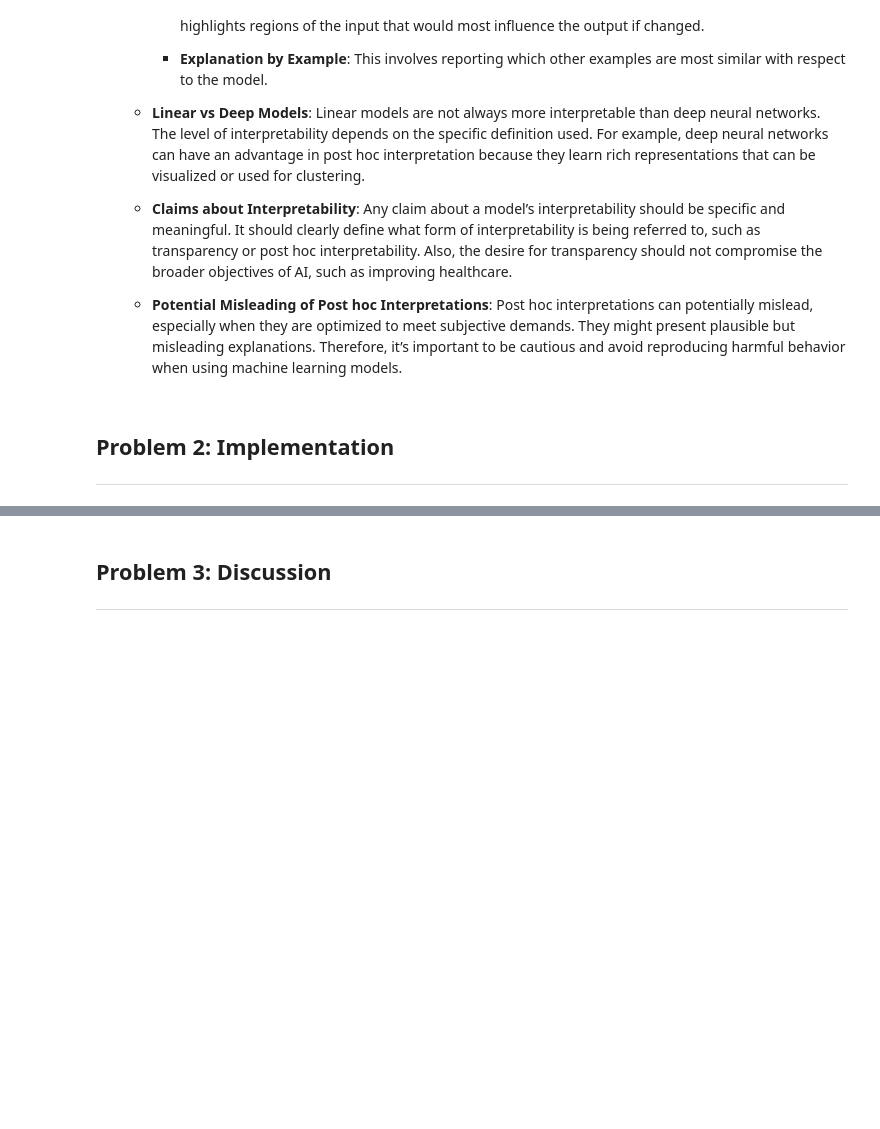
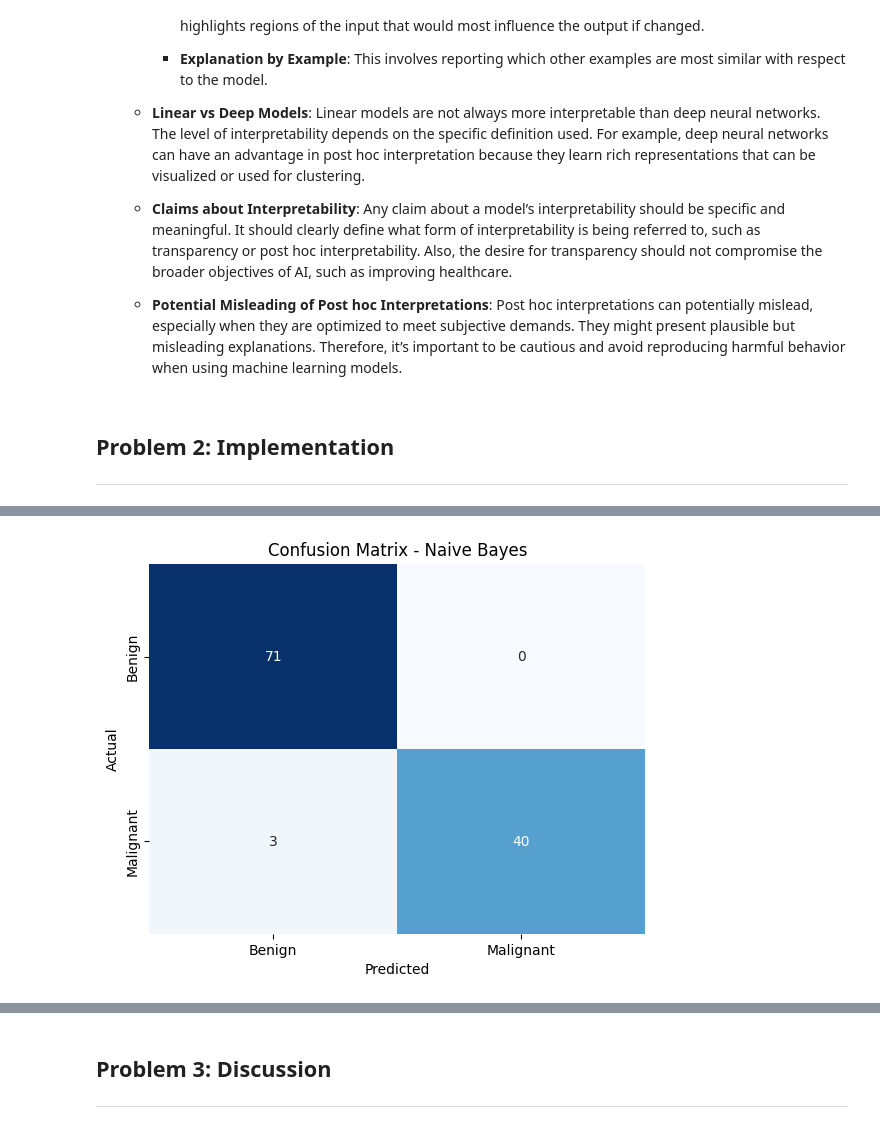
Before and after one commit to NilsDunlop/DIT728-Assignments, a Jupyter notebook: Assignment 4/module4group5.ipynb, the cells around one changed output, grey strips where cells are left out. Cells and saved outputs as stored; diff of their text form; code cells hidden in the pictures; blank space fills up the shorter version.

```diff
--- a/Assignment 4/module4group5.ipynb
+++ b/Assignment 4/module4group5.ipynb
@@ -74,0 +167,9 @@ The article discusses the complex nature of interpretability within machine lear
+# %%
+from sklearn.naive_bayes import GaussianNB
+
+# Initialize and train the Naive Bayes model
+nb_model = GaussianNB()
+nb_model.fit(X_train, y_train)
+
+# Predictions
+y_pred_nb = nb_model.predict(X_test)
@@ -74,0 +204,7 @@ The article discusses the complex nature of interpretability within machine lear
+# %%
+# Confusion matrix Naive Bayes
+nb_cm = confusion_matrix(y_test, y_pred_nb)
+
+plot_confusion_matrix("Confusion Matrix - Naive Bayes", nb_cm)
+# %% [output]
+[figure, added]
```
Also changed, not shown: parts of 15 cells of this notebook, 1 other file.
